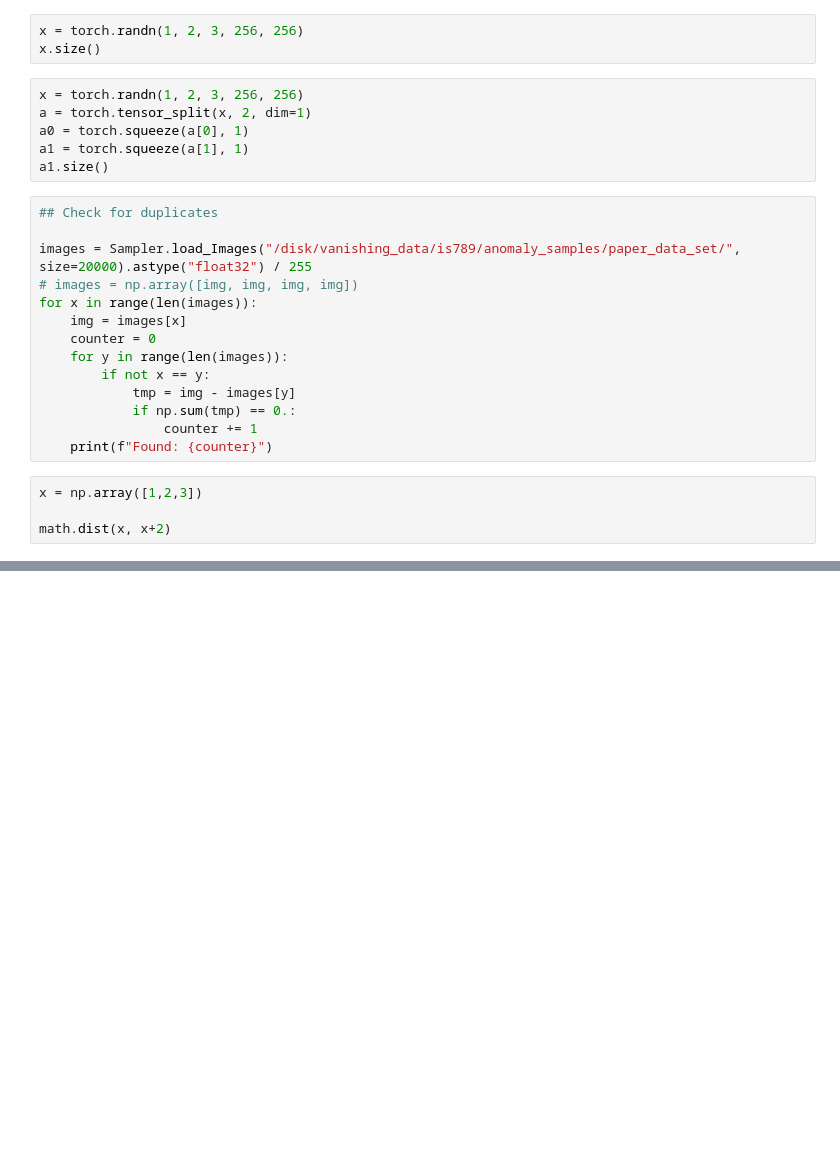
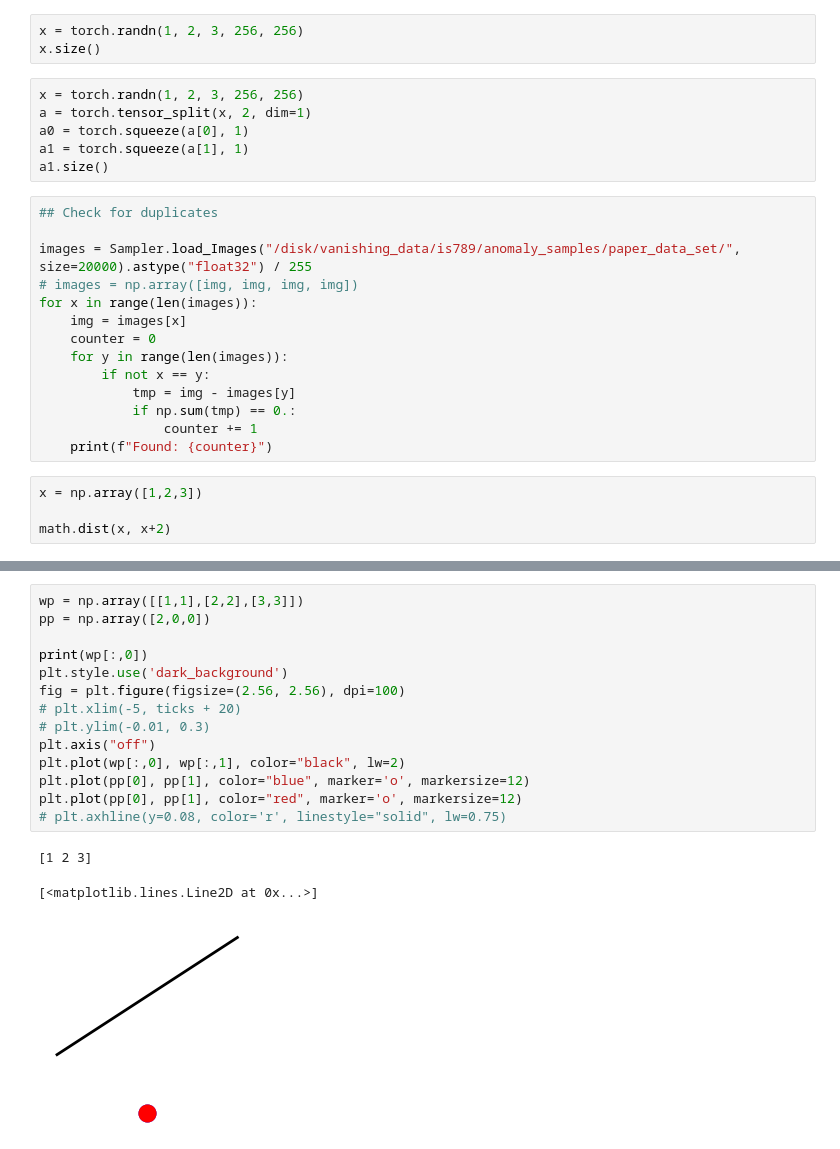
Before and after one commit to MoritzNekolla/AE_Anomaly_Detection, a Jupyter notebook: Image_sampling.ipynb, the cells around one changed output, grey strips where cells are left out. Drawn from its saved outputs; the diff is of its cells as text; blank space fills up the shorter version.

```diff
--- a/Image_sampling.ipynb
+++ b/Image_sampling.ipynb
@@ -569,0 +573,18 @@ math.dist(x, x+2)
+# %%
+wp = np.array([[1,1],[2,2],[3,3]])
+pp = np.array([2,0,0])
+
+print(wp[:,0])
+plt.style.use('dark_background')
+fig = plt.figure(figsize=(2.56, 2.56), dpi=100)
+# plt.xlim(-5, ticks + 20)
+# plt.ylim(-0.01, 0.3)
+plt.axis("off")
+plt.plot(wp[:,0], wp[:,1], color="black", lw=2)
+plt.plot(pp[0], pp[1], color="blue", marker='o', markersize=12)
+plt.plot(pp[0], pp[1], color="red", marker='o', markersize=12)
+# plt.axhline(y=0.08, color='r', linestyle="solid", lw=0.75)
+# %% [output]
+[1 2 3]
+[<matplotlib.lines.Line2D at 0x...>]
+[figure, added]
```
Also changed, not shown: parts of 9 cells of this notebook, 5 other files.
